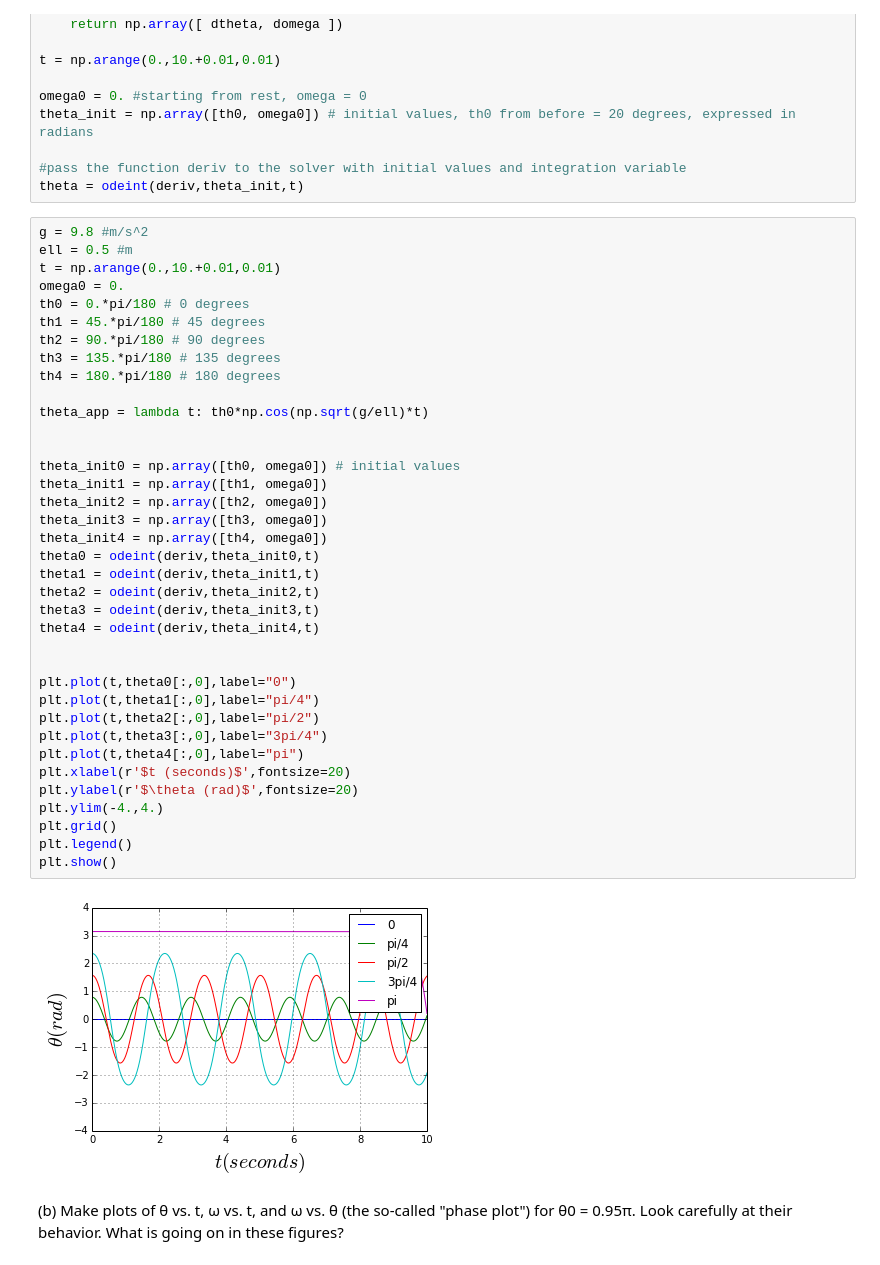
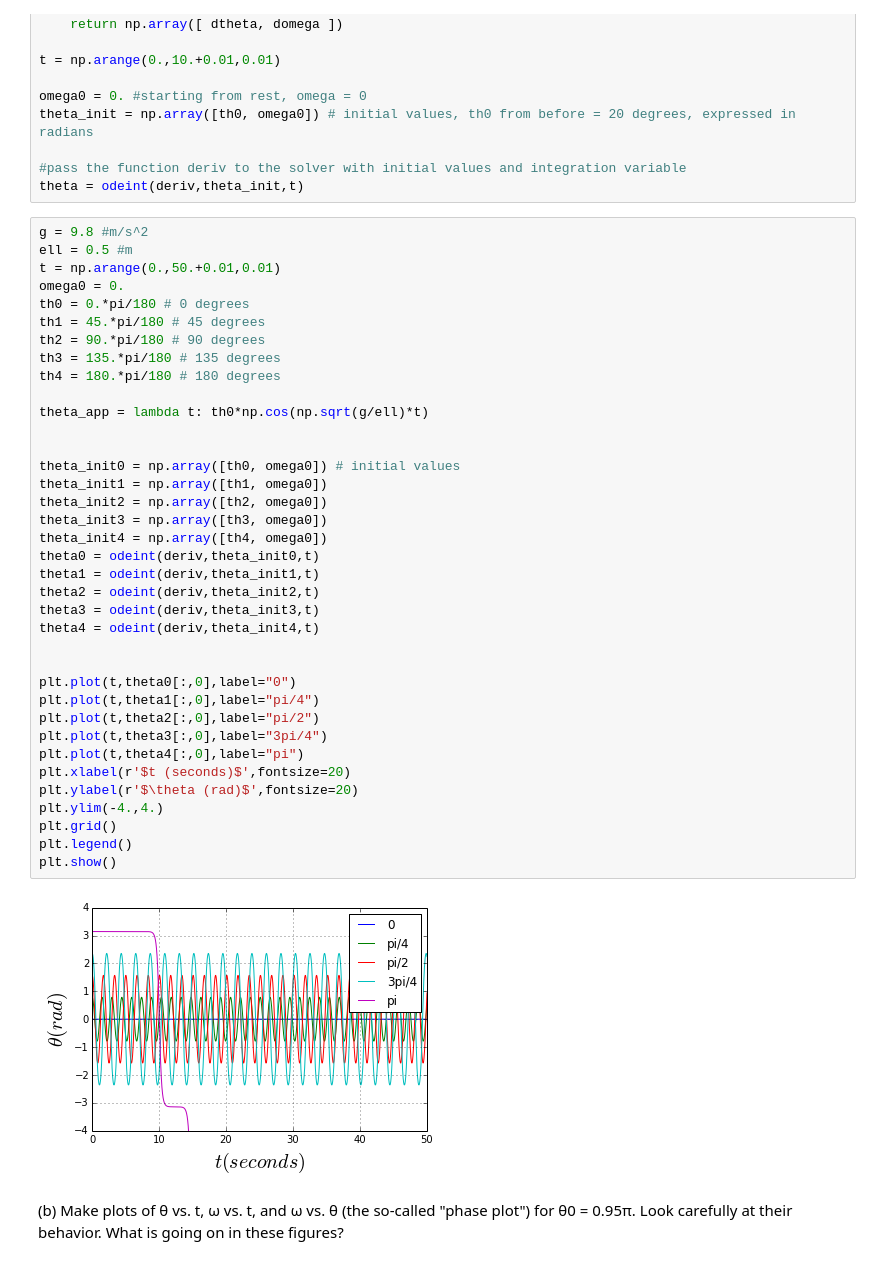
Before and after one commit to lhorowit/PHYS202-S14, a Jupyter notebook: SciPy/ODEExercises.ipynb, the cells around one changed output. Drawn from its saved outputs; the diff is of its cells as text.

```diff
--- a/SciPy/ODEExercises.ipynb
+++ b/SciPy/ODEExercises.ipynb
@@ -33,7 +33,7 @@ theta = odeint(deriv,theta_init,t)
 # %%
 g = 9.8 #m/s^2
 ell = 0.5 #m
-t = np.arange(0.,10.+0.01,0.01)
+t = np.arange(0.,50.+0.01,0.01)
 omega0 = 0.
 th0 = 0.*pi/180 # 0 degrees
 th1 = 45.*pi/180 # 45 degrees
@@ -41,34 +41,34 @@ th2 = 90.*pi/180 # 90 degrees
 th3 = 135.*pi/180 # 135 degrees
 th4 = 180.*pi/180 # 180 degrees
 
 theta_app = lambda t: th0*np.cos(np.sqrt(g/ell)*t)
 
 
 theta_init0 = np.array([th0, omega0]) # initial values
 theta_init1 = np.array([th1, omega0])
 theta_init2 = np.array([th2, omega0])
 theta_init3 = np.array([th3, omega0])
 theta_init4 = np.array([th4, omega0])
 theta0 = odeint(deriv,theta_init0,t)
 theta1 = odeint(deriv,theta_init1,t)
 theta2 = odeint(deriv,theta_init2,t)
 theta3 = odeint(deriv,theta_init3,t)
 theta4 = odeint(deriv,theta_init4,t)
 
 
 plt.plot(t,theta0[:,0],label="0")
 plt.plot(t,theta1[:,0],label="pi/4")
 plt.plot(t,theta2[:,0],label="pi/2")
 plt.plot(t,theta3[:,0],label="3pi/4")
 plt.plot(t,theta4[:,0],label="pi")
 plt.xlabel(r'$t (seconds)$',fontsize=20)
 plt.ylabel(r'$\theta (rad)$',fontsize=20)
 plt.ylim(-4.,4.)
 plt.grid()
 plt.legend()
 plt.show()
 # %% [output]
-[figure, old version]
+[figure, new version]
 # %% [markdown]
 (b) Make plots of θ vs. t, ω vs. t, and ω vs. θ (the so-called "phase plot") for θ0 = 0.95π. Look carefully at their behavior. What is going on in these figures?
 # %%
```
Also changed, not shown: parts of 13 cells of this notebook, 2 other files.
